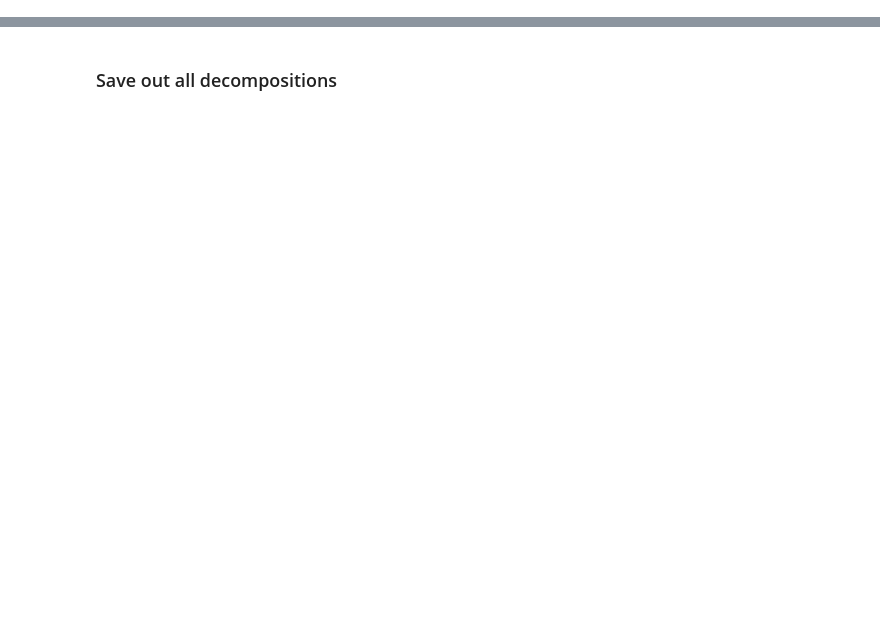
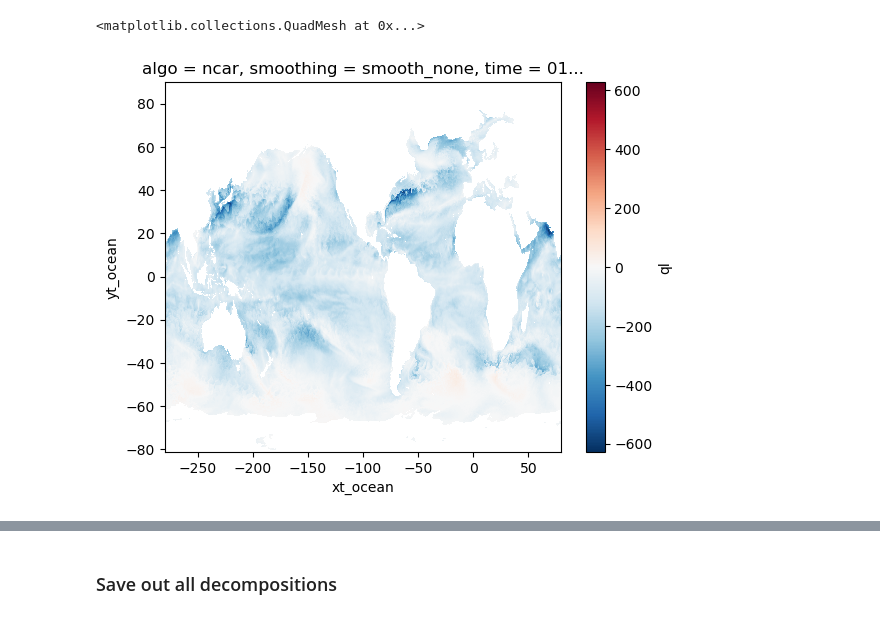
Before and after one commit to ocean-transport/scale-aware-air-sea, a Jupyter notebook: pipeline/step_3_cm26_decompose_small_scale_signal.ipynb, the cells around one changed output, grey strips where cells are left out. Drawn from its saved outputs; the diff is of its cells as text; code cells hidden in the pictures; blank space fills up the shorter version.

```diff
--- a/pipeline/step_3_cm26_decompose_small_scale_signal.ipynb
+++ b/pipeline/step_3_cm26_decompose_small_scale_signal.ipynb
@@ -53,6 +55,7 @@ from scale_aware_air_sea.utils import filter_inputs_dataset, to_zarr_split, open
 from scale_aware_air_sea.parameters import get_params
 # %%
 fs = gcsfs.GCSFileSystem()
+primary_algo = 'ecmwf'
 
 # load global parameters
 params = get_params('v0.7.0', test=False)
@@ -65,10 +68,13 @@ mapper_coarse_flux_decomposition_monthly = fs.get_mapper(params['paths']['CM26']
 
 mapper_filter_flux_decomposition_daily = fs.get_mapper(params['paths']['CM26']['filter_decomposition_daily'])
 mapper_coarse_flux_decomposition_daily = fs.get_mapper(params['paths']['CM26']['coarse_decomposition_daily'])
+mapper_filter_flux_decomposition_daily_appendix = fs.get_mapper(params['paths']['CM26']['filter_decomposition_daily_appendix'])
 
 mapper_filter_flux_decomposition_mean = fs.get_mapper(params['paths']['CM26']['filter_decomposition_mean'])
 mapper_coarse_flux_decomposition_mean = fs.get_mapper(params['paths']['CM26']['coarse_decomposition_mean'])
 
+mapper_ice_mask = fs.get_mapper(params['paths']['CM26']['ice_mask'])
+
 save_vars = ['ql', 'qh']
 # %%
 # new scale separation
@@ -157,0 +169,29 @@ ds_coarse_fluxes = open_zarr(mapper_coarse_fluxes, chunks={'time':3000})[save_va
+# %%
+ds_ice_mask = open_zarr(mapper_ice_mask)
+ds_filter_fluxes = ds_filter_fluxes.where(abs(ds_ice_mask.melt).reset_coords(drop=True) == 0)
+# There is some weird thing happening here if I do not drop the coords...
+# It seems like the coordinates in the ice_mask were not rechunked properly (they are still chunked in space...) and that somehow
+# makes xarray drop them in the result?
+# could not reproduce with simple example.
+# import numpy as np
+# import xarray as xr
+# import dask.array as dsa
+
+# nx = 10
+# data = dsa.random.random((nx, 3), chunks=(nx, 1))
+# data_mask = dsa.random.random((nx, 3), chunks=(nx, 1))
+# x = np.arange(nx)
+# other = dsa.from_array(x+4, chunks=(nx))
+# other_chunked = dsa.from_array(x+4, chunks=(3))
+
+# ds = xr.DataArray(data, dims=['x', 'time'], coords={'x':x, 'other':(['x'], other)}).to_dataset(name='data')
+# #
+# da_mask = xr.DataArray(data_mask, dims=['x', 'time'], coords={'x':x, 'other':(['x'], other_chunked)})
+# ds.where(da_mask>0.2)
+
+# Might be worth looking into at a later point, but for now moving on due to time constraints
+# %%
+ds_filter_fluxes.isel(time=0, algo=0, smoothing=0).ql.plot()
+# %% [output]
+<matplotlib.collections.QuadMesh at 0x...>
+[figure, added]
```
Also changed, not shown: parts of 19 cells of this notebook, 6 other files.
